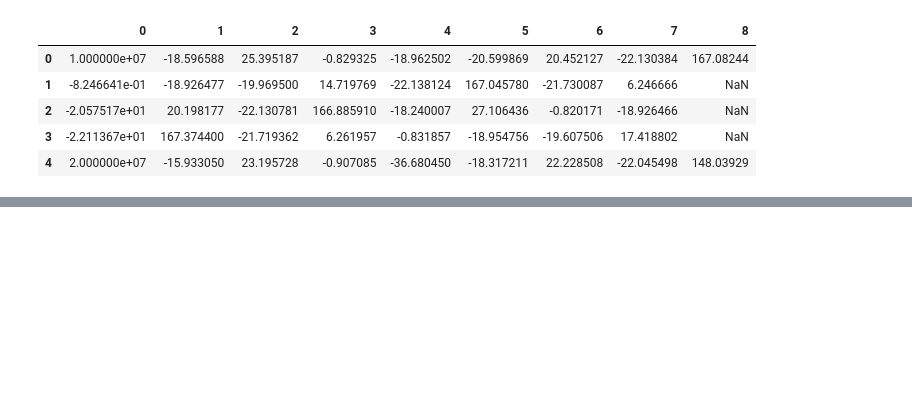
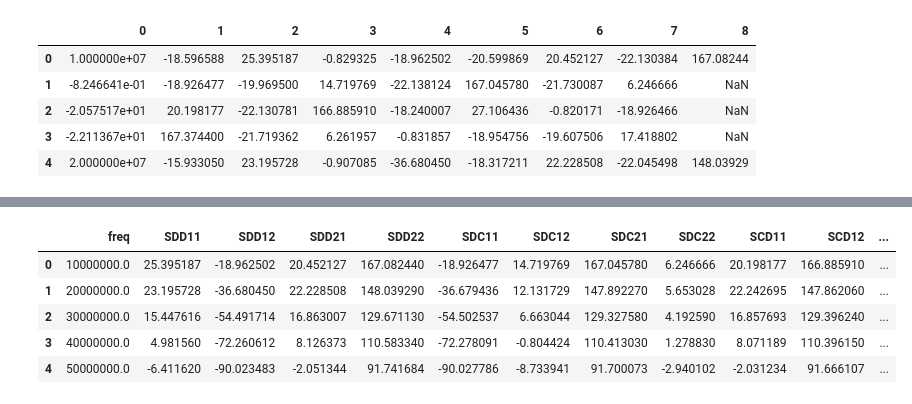
Before and after one commit to jayarerita/signal_integrity, a Jupyter notebook: touchstone_IL_graph.ipynb, the cells around one changed output, grey strips where cells are left out. Cells and saved outputs as stored; diff of their text form; code cells hidden in the pictures; blank space fills up the shorter version.

```diff
--- a/touchstone_IL_graph.ipynb
+++ b/touchstone_IL_graph.ipynb
@@ -147,0 +132,40 @@ df_IL.head(10)
+# %%
+# A dictoinary of the coefficents for each conversion expression are created and grouped
+# by parameter
+coefs = {'SDD':[1, -1, -1, 1], 'SDC':[1, -1, 1, -1], 'SCD':[1, 1, -1, -1], 'SCC':[1, 1, 1, 1]}
+
+# A dictionary of the parameters to be pulled for each row of every group is created. We will use
+# this to help pull the correct parameters from s and sj above
+param = {'11':['S11', 'S31', 'S13', 'S33'], '12':['S12', 'S32', 'S14', 'S34'],
+         '21':['S21', 'S41', 'S23', 'S43'], '22':['S22', 'S42', 'S24', 'S44']}
+
+# Create new list for column headers in the SCD, SDD format
+s = ['freq']
+# Step through each key in the coefs dictionary ie. 'SDD', 'SDC', etc.
+for key_coef in coefs:
+    # Step throught each key in the ordered Single Ended Parameters dictionary ie. '11', '12', etc.
+    for key_param in param:
+        s.append(key_coef + key_param)
+
+# Create new list for column headers in the SCD, SDD format
+s_temp = ['freq']
+# Step through each key in the coefs dictionary ie. 'SDD', 'SDC', etc.
+for i in range(1, 5):
+    # Step throught each key in the ordered Single Ended Parameters dictionary ie. '11', '12', etc.
+    for j in range(1, 5):
+        s_temp.append('S' + str(i) + str(j))
+# %%
+# Rename the column headers for the single ended magnitude and angle df's
+
+# Reassign headers
+df_Mag_single.columns = s
+df_Ang_single.columns = s
+
+df_Ang_single.head(5)
+# %% [output]
+|  | freq | SDD11 | SDD12 | SDD21 | SDD22 | SDC11 | SDC12 | SDC21 | SDC22 | SCD11 | SCD12 | ... |
+| 0 | 10000000.0 | 25.395187 | -18.962502 | 20.452127 | 167.082440 | -18.926477 | 14.719769 | 167.045780 | 6.246666 | 20.198177 | 166.885910 | ... |
+| 1 | 20000000.0 | 23.195728 | -36.680450 | 22.228508 | 148.039290 | -36.679436 | 12.131729 | 147.892270 | 5.653028 | 22.242695 | 147.862060 | ... |
+| 2 | 30000000.0 | 15.447616 | -54.491714 | 16.863007 | 129.671130 | -54.502537 | 6.663044 | 129.327580 | 4.192590 | 16.857693 | 129.396240 | ... |
+| 3 | 40000000.0 | 4.981560 | -72.260612 | 8.126373 | 110.583340 | -72.278091 | -0.804424 | 110.413030 | 1.278830 | 8.071189 | 110.396150 | ... |
+| 4 | 50000000.0 | -6.411620 | -90.023483 | -2.051344 | 91.741684 | -90.027786 | -8.733941 | 91.700073 | -2.940102 | -2.031234 | 91.666107 | ... |
```
Also changed, not shown: parts of 14 cells of this notebook.
